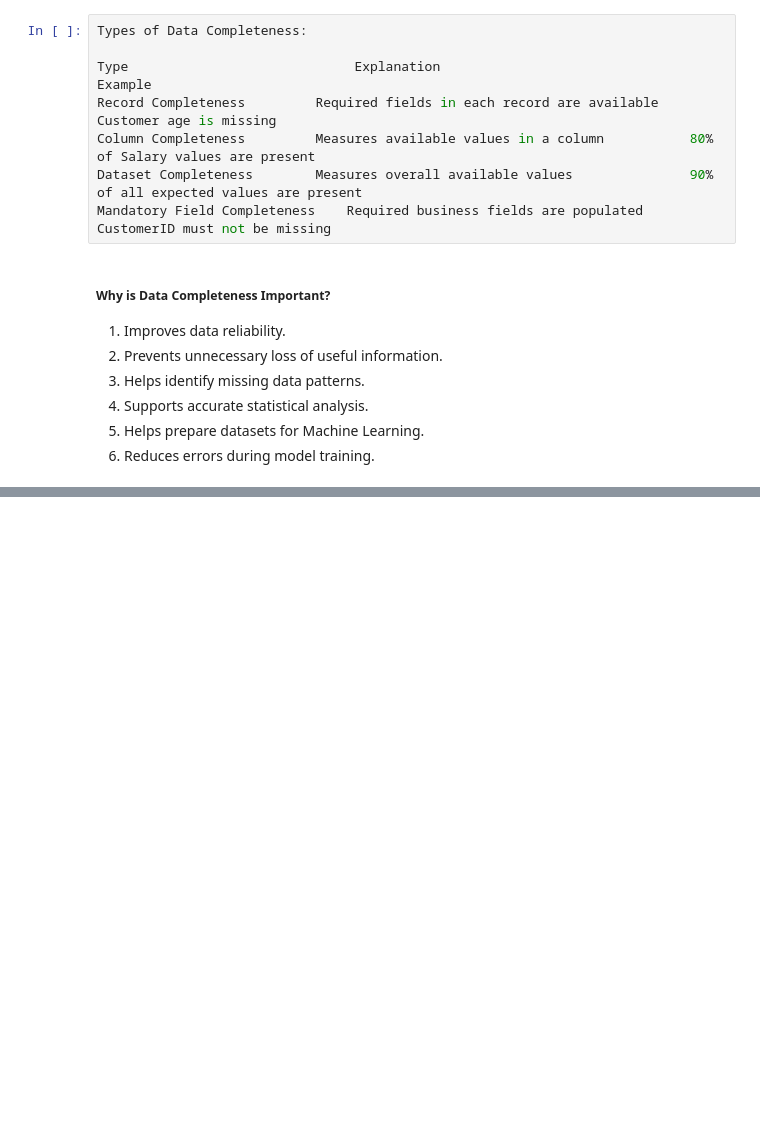
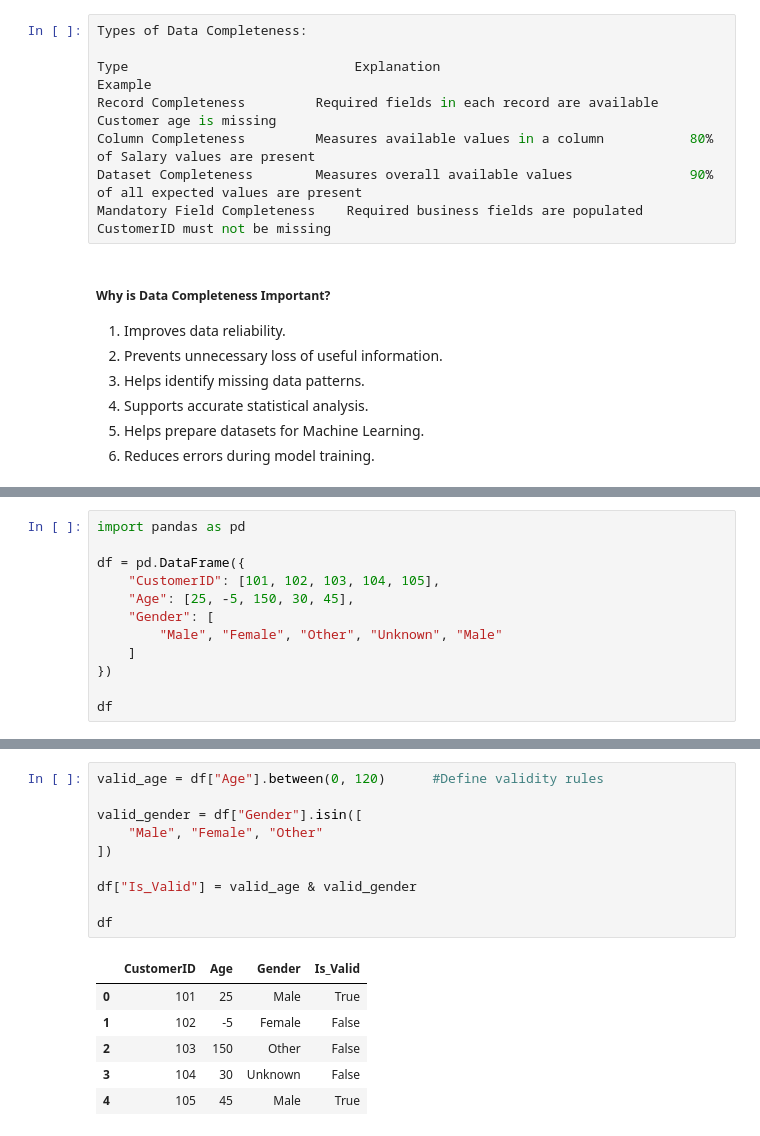
Before and after one commit to upendarreddyadla/Sprint-5-Data-Cleaning-Data-Preprocessing, a Jupyter notebook: 01_Data_Preprocessing_Basics.ipynb, the cells around one changed output, grey strips where cells are left out. Drawn from its saved outputs; the diff is of its cells as text; blank space fills up the shorter version.

```diff
--- a/01_Data_Preprocessing_Basics.ipynb
+++ b/01_Data_Preprocessing_Basics.ipynb
@@ -818,0 +1020,12 @@ Mandatory Field Completeness	Required business fields are populated	    Customer
+# %%
+import pandas as pd
+
+df = pd.DataFrame({
+    "CustomerID": [101, 102, 103, 104, 105],
+    "Age": [25, -5, 150, 30, 45],
+    "Gender": [
+        "Male", "Female", "Other", "Unknown", "Male"
+    ]
+})
+
+df
@@ -818,0 +1039,17 @@ Mandatory Field Completeness	Required business fields are populated	    Customer
+# %%
+valid_age = df["Age"].between(0, 120)      #Define validity rules
+
+valid_gender = df["Gender"].isin([
+    "Male", "Female", "Other"
+])
+
+df["Is_Valid"] = valid_age & valid_gender
+
+df
+# %% [output]
+|  | CustomerID | Age | Gender | Is_Valid |
+| 0 | 101 | 25 | Male | True |
+| 1 | 102 | -5 | Female | False |
+| 2 | 103 | 150 | Other | False |
+| 3 | 104 | 30 | Unknown | False |
+| 4 | 105 | 45 | Male | True |
```
Also changed, not shown: parts of 24 cells of this notebook.
